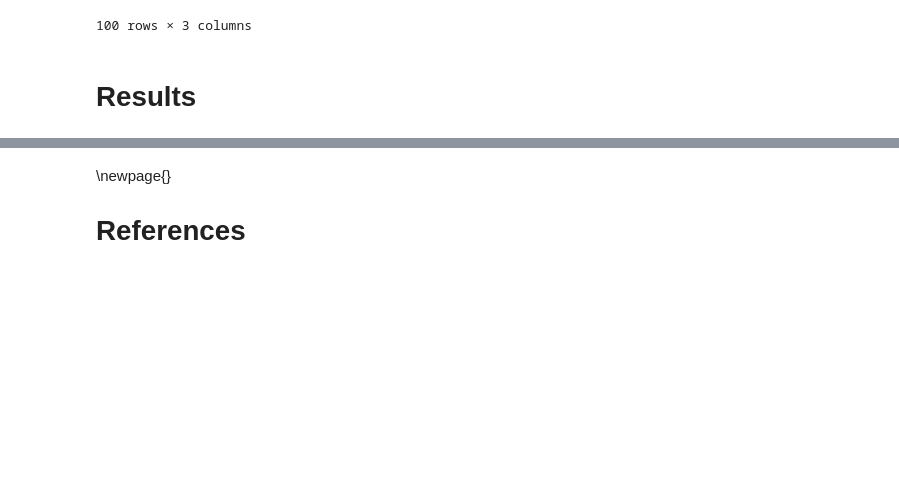
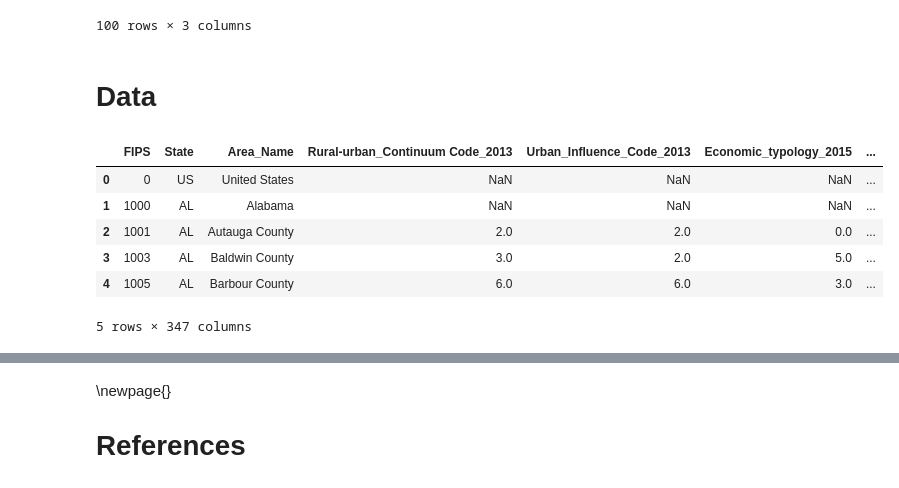
Before and after one commit to alexeimarcilio/Emeritus, a Jupyter notebook: projects/CovidMachineState/MachineLearnCovidState.ipynb, the cells around one changed output, grey strips where cells are left out. Drawn from its saved outputs; the diff is of its cells as text; code cells hidden in the pictures; blank space fills up the shorter version.

```diff
--- a/projects/CovidMachineState/MachineLearnCovidState.ipynb
+++ b/projects/CovidMachineState/MachineLearnCovidState.ipynb
@@ -196,4 +196,16 @@ count_deaths_group.sort_values(by='deaths', ascending=False).head(100)
 | Santa Clara | 6085 | California | 142 |
 100 rows × 3 columns
 # %% [markdown]
-# Results
+# Data
+# %%
+county_dem = pd.read_csv("data/data_counties.csv")
+# %%
+county_dem.head()
+# %% [output]
+|  | FIPS | State | Area_Name | Rural-urban_Continuum Code_2013 | Urban_Influence_Code_2013 | Economic_typology_2015 | ... |
+| 0 | 0 | US | United States | NaN | NaN | NaN | ... |
+| 1 | 1000 | AL | Alabama | NaN | NaN | NaN | ... |
+| 2 | 1001 | AL | Autauga County | 2.0 | 2.0 | 0.0 | ... |
+| 3 | 1003 | AL | Baldwin County | 3.0 | 2.0 | 5.0 | ... |
+| 4 | 1005 | AL | Barbour County | 6.0 | 6.0 | 3.0 | ... |
+5 rows × 347 columns
```
Also changed, not shown: parts of 5 cells of this notebook, 9 other files.
